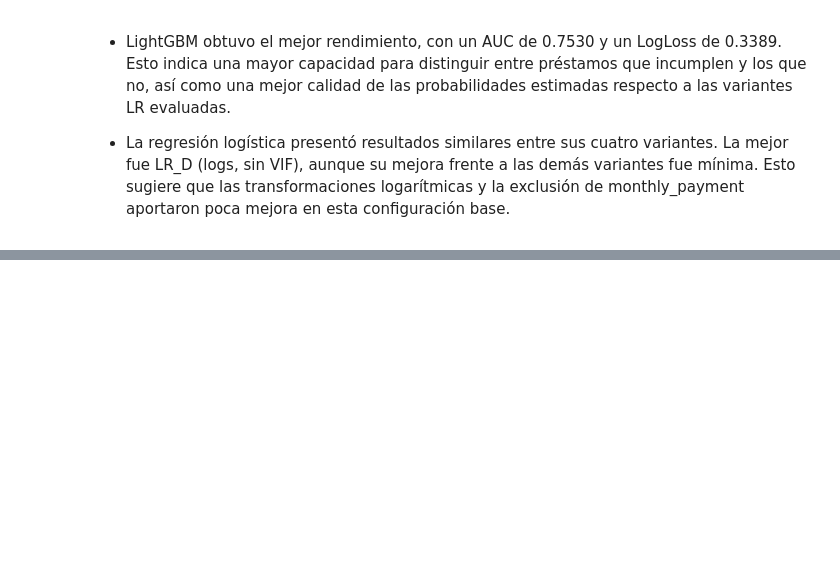
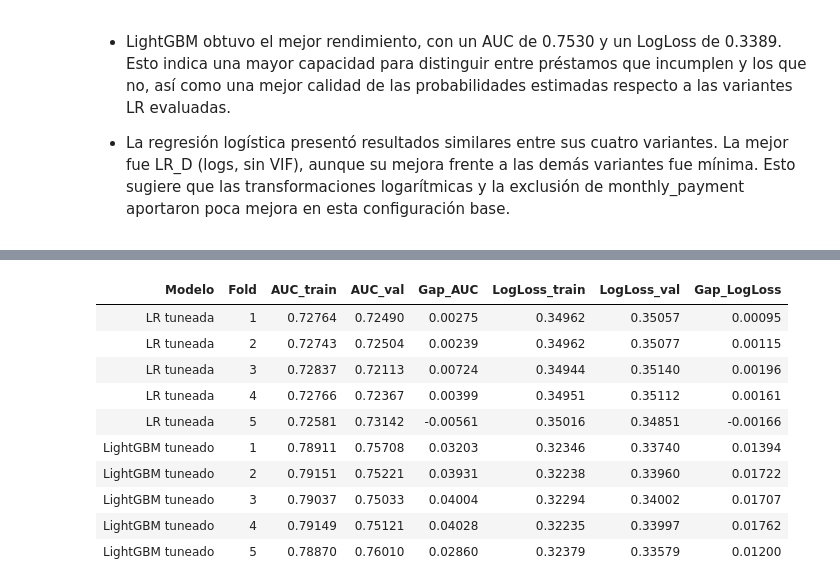
Before and after one commit to antonio-xrp/Expected_Credit_Loss, a Jupyter notebook: notebooks/03_modelo_pd.ipynb, the cells around one changed output, grey strips where cells are left out. Saved outputs shown, nothing was run; the diff lists cells and outputs as text; code cells hidden in the pictures; blank space fills up the shorter version.

```diff
--- a/notebooks/03_modelo_pd.ipynb
+++ b/notebooks/03_modelo_pd.ipynb
@@ -702,0 +517,58 @@ logloss funcion de perdida.
+# %%
+
+from sklearn.base import clone
+from sklearn.metrics import roc_auc_score, log_loss
+
+# Cada modelo con SU matriz de datos: la LR usa X_dev (su Pipeline hace el preprocesado),
+# LightGBM usa XD (solo sus features, categóricas en dtype 'category').
+modelos = {
+    "LR tuneada": (grid_lr.best_estimator_, X_dev),
+    "LightGBM tuneado": (search_lgbm.best_estimator_, XD),
+}
+
+resultados_gap = []
+
+for nombre, (modelo, X) in modelos.items():
+    # cv.split devuelve POSICIONES (índices enteros) de train y validación.
+    # Con random_state fijo, genera los mismos folds que en el tuning y en OOF.
+    for fold, (idx_train, idx_val) in enumerate(cv.split(X, yD), start=1):
+
+        # clone: copia sin entrenar. Cada fold parte de cero (sin arrastrar el ajuste anterior).
+        modelo_fold = clone(modelo)
+        modelo_fold.fit(X.iloc[idx_train], yD[idx_train])    # solo 4/5 de los datos
+
+        # Predice sobre lo que VIO (train) y sobre lo que NO vio (validación).
+        p_train = modelo_fold.predict_proba(X.iloc[idx_train])[:, 1]
+        p_val = modelo_fold.predict_proba(X.iloc[idx_val])[:, 1]
+
+        # Evita log(0) si alguna probabilidad es exactamente 0 o 1.
+        p_train_segura = np.clip(p_train, 1e-15, 1 - 1e-15)
+        p_val_segura = np.clip(p_val, 1e-15, 1 - 1e-15)
+
+        auc_train = roc_auc_score(yD[idx_train], p_train)
+        ll_train = log_loss(yD[idx_train], p_train_segura, labels=[0, 1])
+        auc_val = roc_auc_score(yD[idx_val], p_val)
+        ll_val = log_loss(yD[idx_val], p_val_segura, labels=[0, 1])
+
+        resultados_gap.append({
+            "Modelo": nombre, "Fold": fold,
+            "AUC_train": auc_train, "AUC_val": auc_val,
+            "Gap_AUC": auc_train - auc_val,         # AUC: más alto es mejor -> train - val
+            "LogLoss_train": ll_train, "LogLoss_val": ll_val,
+            "Gap_LogLoss": ll_val - ll_train,       # LogLoss: más bajo es mejor -> val - train
+        })
+
+df_gap = pd.DataFrame(resultados_gap)
+# ... (tablas por fold y resumen con media y std, como ya lo tienes)
+# %% [output]
+| Modelo | Fold | AUC_train | AUC_val | Gap_AUC | LogLoss_train | LogLoss_val | Gap_LogLoss |
+| LR tuneada | 1 | 0.72764 | 0.72490 | 0.00275 | 0.34962 | 0.35057 | 0.00095 |
+| LR tuneada | 2 | 0.72743 | 0.72504 | 0.00239 | 0.34962 | 0.35077 | 0.00115 |
+| LR tuneada | 3 | 0.72837 | 0.72113 | 0.00724 | 0.34944 | 0.35140 | 0.00196 |
+| LR tuneada | 4 | 0.72766 | 0.72367 | 0.00399 | 0.34951 | 0.35112 | 0.00161 |
+| LR tuneada | 5 | 0.72581 | 0.73142 | -0.00561 | 0.35016 | 0.34851 | -0.00166 |
+| LightGBM tuneado | 1 | 0.78911 | 0.75708 | 0.03203 | 0.32346 | 0.33740 | 0.01394 |
+| LightGBM tuneado | 2 | 0.79151 | 0.75221 | 0.03931 | 0.32238 | 0.33960 | 0.01722 |
+| LightGBM tuneado | 3 | 0.79037 | 0.75033 | 0.04004 | 0.32294 | 0.34002 | 0.01707 |
+| LightGBM tuneado | 4 | 0.79149 | 0.75121 | 0.04028 | 0.32235 | 0.33997 | 0.01762 |
+| LightGBM tuneado | 5 | 0.78870 | 0.76010 | 0.02860 | 0.32379 | 0.33579 | 0.01200 |
```
Also changed, not shown: parts of 33 cells of this notebook.
